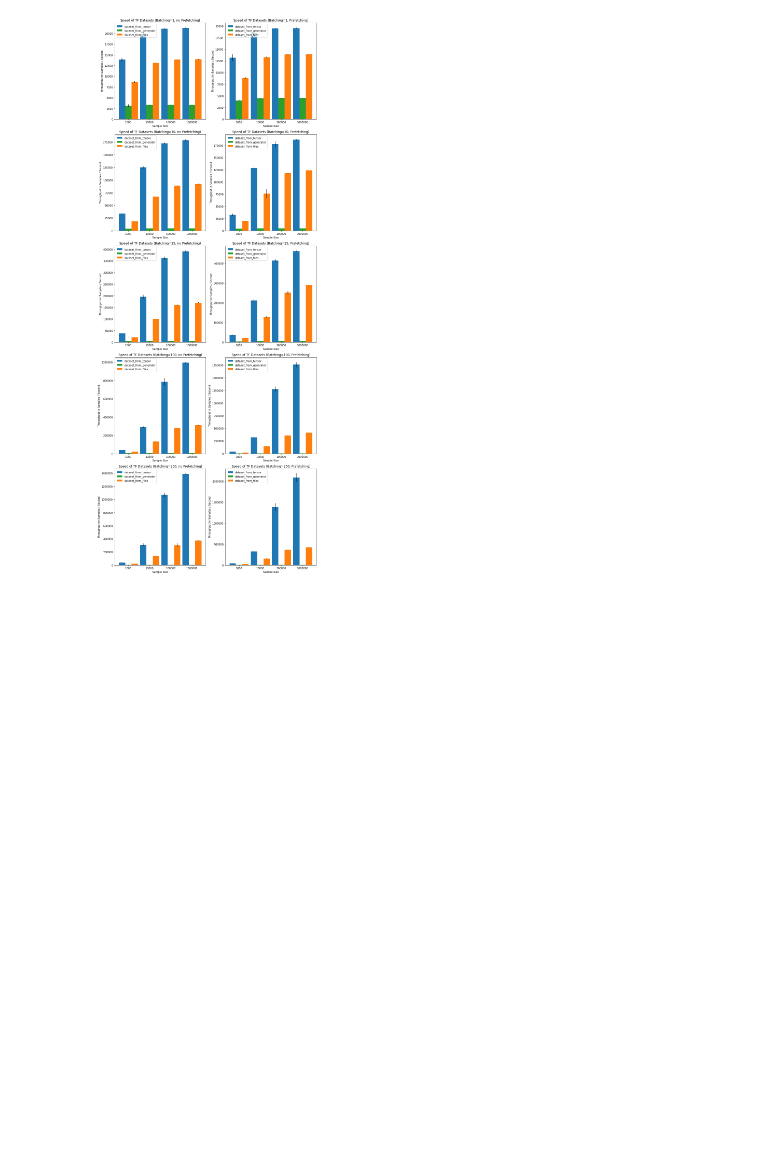
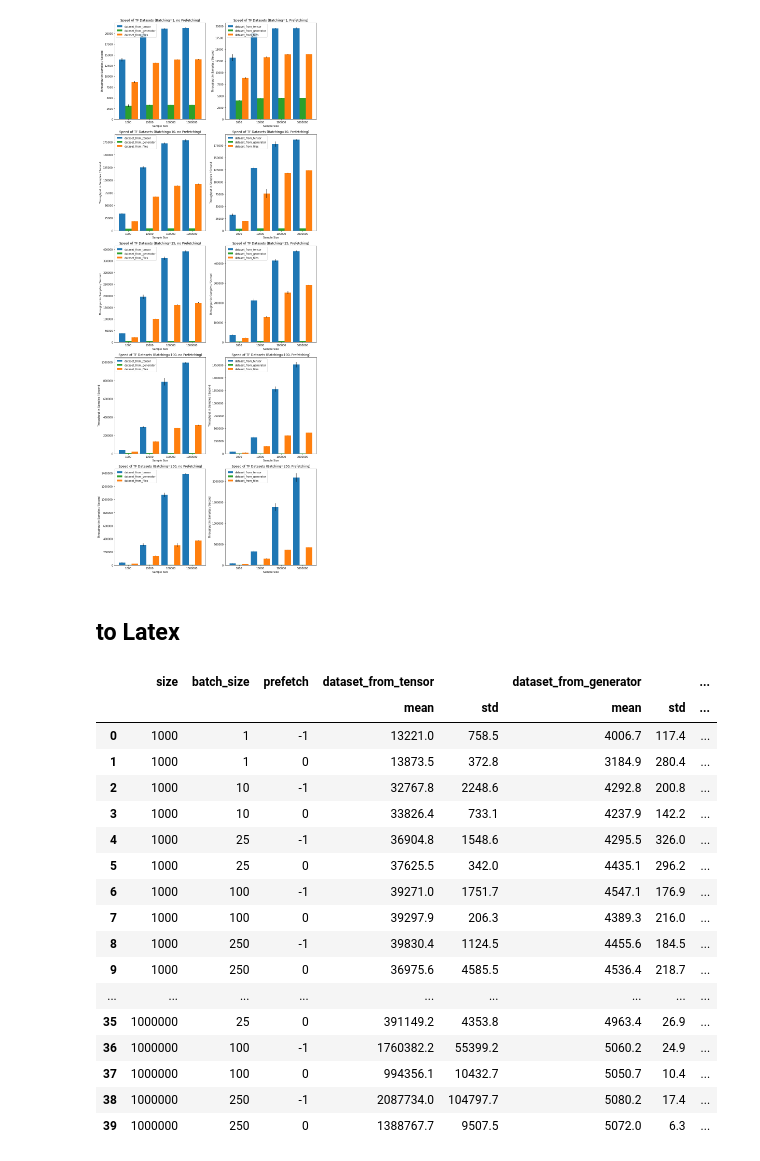
Before and after one commit to Miroka96/mmdenovo, a Jupyter notebook: notebooks/210603 Tensorflow Dataset Introduction.ipynb, the cells around one changed output. Cells and saved outputs as stored; diff of their text form; code cells hidden in the pictures; blank space fills up the shorter version.

Commit message:
generate LaTex table with TF dataset benchmark results

```diff
--- a/notebooks/210603 Tensorflow Dataset Introduction.ipynb
+++ b/notebooks/210603 Tensorflow Dataset Introduction.ipynb
@@ -833,3 +833,38 @@ plt.savefig('TF_dataset_benchmark_vertical.svg')
 plt.show()
 # %% [output]
 [figure]
+# %% [markdown]
+## to Latex
+# %%
+def reduce_measurements(series):
+    return series.describe()
+
+latex_df = results\
+.drop(columns=['run'])\
+.groupby(['size', 'batch_size', 'prefetch'])\
+.agg([np.mean, np.std])\
+.reset_index()\
+.apply(lambda x: round(x, 1))
+
+latex_df['batch_size'] = latex_df.batch_size.astype(int)
+latex_df['prefetch'] = latex_df.prefetch.astype(int)
+latex_df
+# %% [output]
+|  | size | batch_size | prefetch | dataset_from_tensor |  | dataset_from_generator |  | ... |
+|  |  |  |  | mean | std | mean | std | ... |
+| 0 | 1000 | 1 | -1 | 13221.0 | 758.5 | 4006.7 | 117.4 | ... |
+| 1 | 1000 | 1 | 0 | 13873.5 | 372.8 | 3184.9 | 280.4 | ... |
+| 2 | 1000 | 10 | -1 | 32767.8 | 2248.6 | 4292.8 | 200.8 | ... |
+| 3 | 1000 | 10 | 0 | 33826.4 | 733.1 | 4237.9 | 142.2 | ... |
+| 4 | 1000 | 25 | -1 | 36904.8 | 1548.6 | 4295.5 | 326.0 | ... |
+| 5 | 1000 | 25 | 0 | 37625.5 | 342.0 | 4435.1 | 296.2 | ... |
+| 6 | 1000 | 100 | -1 | 39271.0 | 1751.7 | 4547.1 | 176.9 | ... |
+| 7 | 1000 | 100 | 0 | 39297.9 | 206.3 | 4389.3 | 216.0 | ... |
+| 8 | 1000 | 250 | -1 | 39830.4 | 1124.5 | 4455.6 | 184.5 | ... |
+| 9 | 1000 | 250 | 0 | 36975.6 | 4585.5 | 4536.4 | 218.7 | ... |
+| ... | ... | ... | ... | ... | ... | ... | ... | ... |
+| 35 | 1000000 | 25 | 0 | 391149.2 | 4353.8 | 4963.4 | 26.9 | ... |
+| 36 | 1000000 | 100 | -1 | 1760382.2 | 55399.2 | 5060.2 | 24.9 | ... |
+| 37 | 1000000 | 100 | 0 | 994356.1 | 10432.7 | 5050.7 | 10.4 | ... |
+| 38 | 1000000 | 250 | -1 | 2087734.0 | 104797.7 | 5080.2 | 17.4 | ... |
+| 39 | 1000000 | 250 | 0 | 1388767.7 | 9507.5 | 5072.0 | 6.3 | ... |
```
Also changed, not shown: parts of 2 cells of this notebook, 1 other file.
